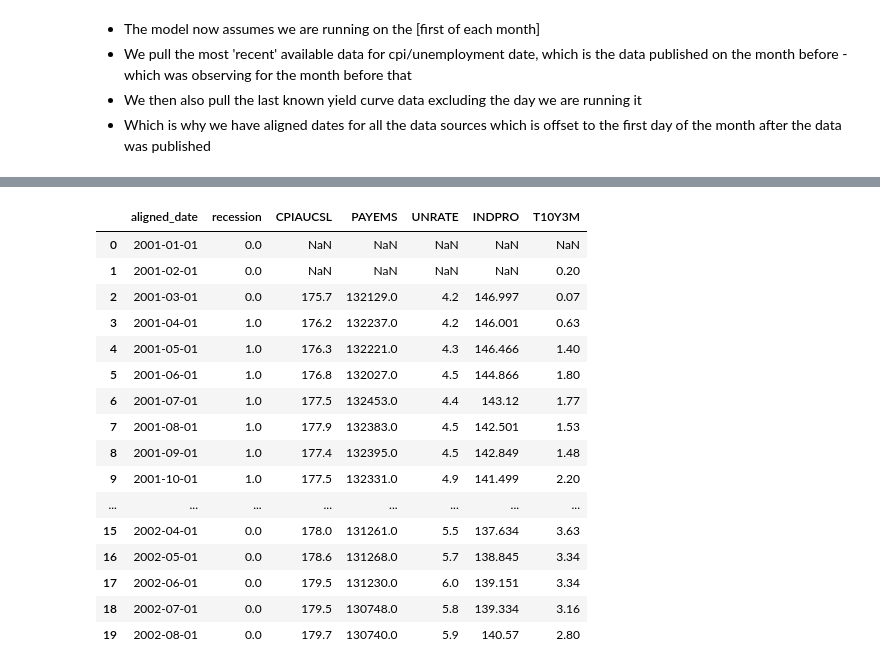
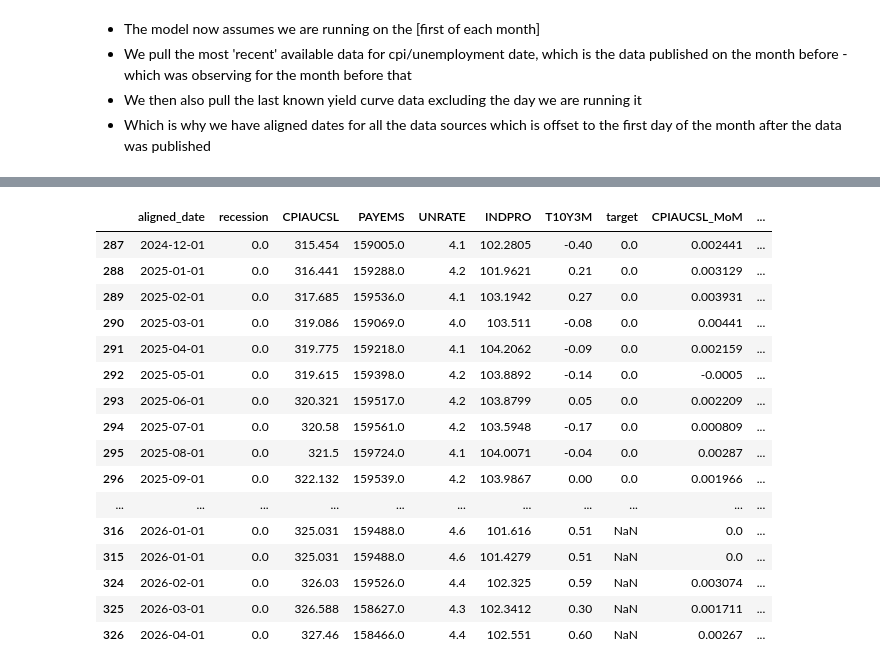
Before and after one commit to pearchew/recession_lookback, a Jupyter notebook: notebooks/01_hard_data_ingestion.ipynb, the cells around one changed output, grey strips where cells are left out. Saved outputs shown, nothing was run; the diff lists cells and outputs as text; code cells hidden in the pictures.

```diff
--- a/notebooks/01_hard_data_ingestion.ipynb
+++ b/notebooks/01_hard_data_ingestion.ipynb
@@ -107,4 +94,6 @@ dict_items([('recession',      aligned_date  recession
 - Which is why we have aligned dates for all the data sources which is offset to the first day of the month after the data was published
 # %%
 all_dfs_cleaned = [df[['aligned_date', metric]] for metric, df in economic_data.items()]
-df_final = reduce(lambda left, right: pd.merge(left, right, on='aligned_date', how='outer'), all_dfs_cleaned)
+df_final = reduce(lambda left, right: pd.merge(left, right, on='aligned_date', how='outer'), all_dfs_cleaned).sort_values('aligned_date')
+df_final.dropna(inplace=True)
+df_final.tail(20)
@@ -111,20 +118,36 @@ df_final = reduce(lambda left, right: pd.merge(left, right, on='aligned_date', h
-# %%
-df_final.head(20)
-# %% [output]
-|  | aligned_date | recession | CPIAUCSL | PAYEMS | UNRATE | INDPRO | T10Y3M |
-| 0 | 2001-01-01 | 0.0 | NaN | NaN | NaN | NaN | NaN |
-| 1 | 2001-02-01 | 0.0 | NaN | NaN | NaN | NaN | 0.20 |
-| 2 | 2001-03-01 | 0.0 | 175.7 | 132129.0 | 4.2 | 146.997 | 0.07 |
-| 3 | 2001-04-01 | 1.0 | 176.2 | 132237.0 | 4.2 | 146.001 | 0.63 |
-| 4 | 2001-05-01 | 1.0 | 176.3 | 132221.0 | 4.3 | 146.466 | 1.40 |
-| 5 | 2001-06-01 | 1.0 | 176.8 | 132027.0 | 4.5 | 144.866 | 1.80 |
-| 6 | 2001-07-01 | 1.0 | 177.5 | 132453.0 | 4.4 | 143.12 | 1.77 |
-| 7 | 2001-08-01 | 1.0 | 177.9 | 132383.0 | 4.5 | 142.501 | 1.53 |
-| 8 | 2001-09-01 | 1.0 | 177.4 | 132395.0 | 4.5 | 142.849 | 1.48 |
-| 9 | 2001-10-01 | 1.0 | 177.5 | 132331.0 | 4.9 | 141.499 | 2.20 |
-| ... | ... | ... | ... | ... | ... | ... | ... |
-| 15 | 2002-04-01 | 0.0 | 178.0 | 131261.0 | 5.5 | 137.634 | 3.63 |
-| 16 | 2002-05-01 | 0.0 | 178.6 | 131268.0 | 5.7 | 138.845 | 3.34 |
-| 17 | 2002-06-01 | 0.0 | 179.5 | 131230.0 | 6.0 | 139.151 | 3.34 |
-| 18 | 2002-07-01 | 0.0 | 179.5 | 130748.0 | 5.8 | 139.334 | 3.16 |
-| 19 | 2002-08-01 | 0.0 | 179.7 | 130740.0 | 5.9 | 140.57 | 2.80 |
+# %%
+# target variable engineering - for month t, our target y_t is 1 if there is a recession in any of the subsequent 6 months
+df_final['target'] = df_final['recession'].rolling(window=6, min_periods=1).max().shift(-5)
+
+# For trending cumulative data (CPIAUCSL, PAYEMS, INDPRO):
+# Calculate the Month-over-Month (MoM) percentage change and the Year-over-Year (YoY) percentage change (which is a 12-month lookback).
+for metric in ["CPIAUCSL", "PAYEMS", "INDPRO"]:
+    df_final[f"{metric}_MoM"] = df_final[metric].pct_change()
+    df_final[f"{metric}_YoY"] = df_final[metric].pct_change(periods=12)
+
+# For rate-based data (UNRATE, T10Y3M): These are already percentages.
+# Instead of a percentage of a percentage, it is standard practice to just calculate the absolute
+# difference from the previous month (MoM Difference) and from 12 months ago (YoY Difference).
+for metric in ["UNRATE", "T10Y3M"]:
+    df_final[f"{metric}_MoM_diff"] = df_final[metric].diff()
+    df_final[f"{metric}_YoY_diff"] = df_final[metric].diff(periods=12)
+# %%
+df_final.tail(20)
+# %% [output]
+|  | aligned_date | recession | CPIAUCSL | PAYEMS | UNRATE | INDPRO | T10Y3M | target | CPIAUCSL_MoM | ... |
+| 287 | 2024-12-01 | 0.0 | 315.454 | 159005.0 | 4.1 | 102.2805 | -0.40 | 0.0 | 0.002441 | ... |
+| 288 | 2025-01-01 | 0.0 | 316.441 | 159288.0 | 4.2 | 101.9621 | 0.21 | 0.0 | 0.003129 | ... |
+| 289 | 2025-02-01 | 0.0 | 317.685 | 159536.0 | 4.1 | 103.1942 | 0.27 | 0.0 | 0.003931 | ... |
+| 290 | 2025-03-01 | 0.0 | 319.086 | 159069.0 | 4.0 | 103.511 | -0.08 | 0.0 | 0.00441 | ... |
+| 291 | 2025-04-01 | 0.0 | 319.775 | 159218.0 | 4.1 | 104.2062 | -0.09 | 0.0 | 0.002159 | ... |
+| 292 | 2025-05-01 | 0.0 | 319.615 | 159398.0 | 4.2 | 103.8892 | -0.14 | 0.0 | -0.0005 | ... |
+| 293 | 2025-06-01 | 0.0 | 320.321 | 159517.0 | 4.2 | 103.8799 | 0.05 | 0.0 | 0.002209 | ... |
+| 294 | 2025-07-01 | 0.0 | 320.58 | 159561.0 | 4.2 | 103.5948 | -0.17 | 0.0 | 0.000809 | ... |
+| 295 | 2025-08-01 | 0.0 | 321.5 | 159724.0 | 4.1 | 104.0071 | -0.04 | 0.0 | 0.00287 | ... |
+| 296 | 2025-09-01 | 0.0 | 322.132 | 159539.0 | 4.2 | 103.9867 | 0.00 | 0.0 | 0.001966 | ... |
+| ... | ... | ... | ... | ... | ... | ... | ... | ... | ... | ... |
+| 316 | 2026-01-01 | 0.0 | 325.031 | 159488.0 | 4.6 | 101.616 | 0.51 | NaN | 0.0 | ... |
+| 315 | 2026-01-01 | 0.0 | 325.031 | 159488.0 | 4.6 | 101.4279 | 0.51 | NaN | 0.0 | ... |
+| 324 | 2026-02-01 | 0.0 | 326.03 | 159526.0 | 4.4 | 102.325 | 0.59 | NaN | 0.003074 | ... |
+| 325 | 2026-03-01 | 0.0 | 326.588 | 158627.0 | 4.3 | 102.3412 | 0.30 | NaN | 0.001711 | ... |
+| 326 | 2026-04-01 | 0.0 | 327.46 | 158466.0 | 4.4 | 102.551 | 0.60 | NaN | 0.00267 | ... |
```
Also changed, not shown: parts of 5 cells of this notebook.
